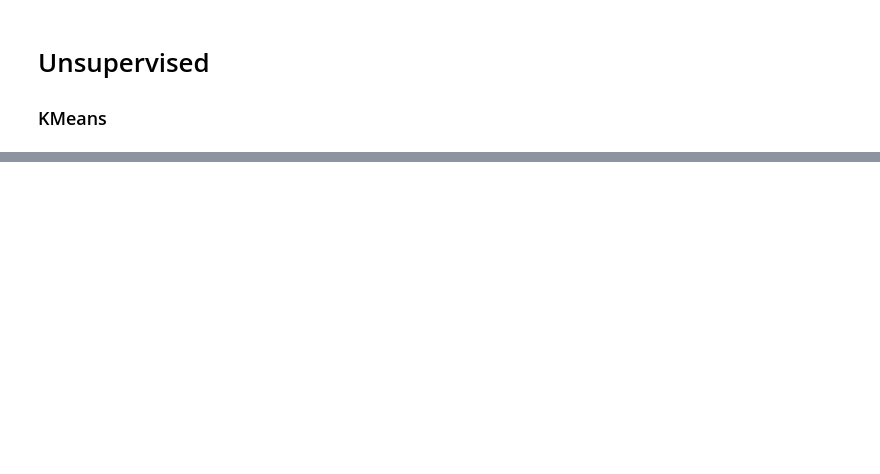
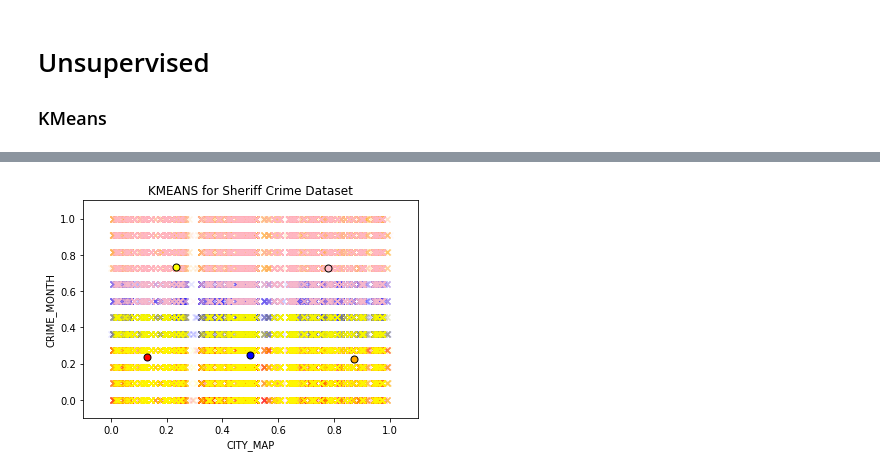
Before and after one commit to dannypadilla/la-sheriff-crimes, a Jupyter notebook: sheriff-crime-data.ipynb, the cells around one changed output, grey strips where cells are left out. Saved outputs shown, nothing was run; the diff lists cells and outputs as text; code cells hidden in the pictures; blank space fills up the shorter version.

```diff
--- a/sheriff-crime-data.ipynb
+++ b/sheriff-crime-data.ipynb
@@ -469,0 +605,6 @@ plt.show()
+# %%
+#month_city = ["CRIME_MONTH", "CITY_MAP"]
+month_city = ["CITY_MAP", "CRIME_MONTH"]
+month_city = X_prep_df[month_city]
+
+month_city_df = pd.DataFrame(mms.fit_transform(month_city))
@@ -469,0 +618,24 @@ plt.show()
+# %%
+labels_mm = K_Means_mc.labels_
+centers_mm = K_Means_mc.cluster_centers_
+# %%
+plt.figure
+
+for l, c in zip([0, 1, 2, 3, 4], ["red", "blue", "yellow", "orange", "pink"]):
+    current_members = (labels_mm == l)
+    current_center = centers_mm[l]
+
+    plt.scatter(month_city_df.iloc[current_members, 0], month_city_df.iloc[current_members, 1], color=c, alpha=0.1,marker="x")
+    plt.plot(current_center[0], current_center[1], "o", markerfacecolor=c, markeredgecolor="k", markersize=7)
+
+plt.xlim([-0.1, 1.1])
+plt.ylim([-0.1, 1.1])
+
+plt.xlabel("CITY_MAP")
+plt.ylabel("CRIME_MONTH")
+#plt.legend(loc=2)
+plt.title("KMEANS for Sheriff Crime Dataset")
+
+plt.show()
+# %% [output]
+[figure, added]
```
Also changed, not shown: parts of 54 cells of this notebook.
